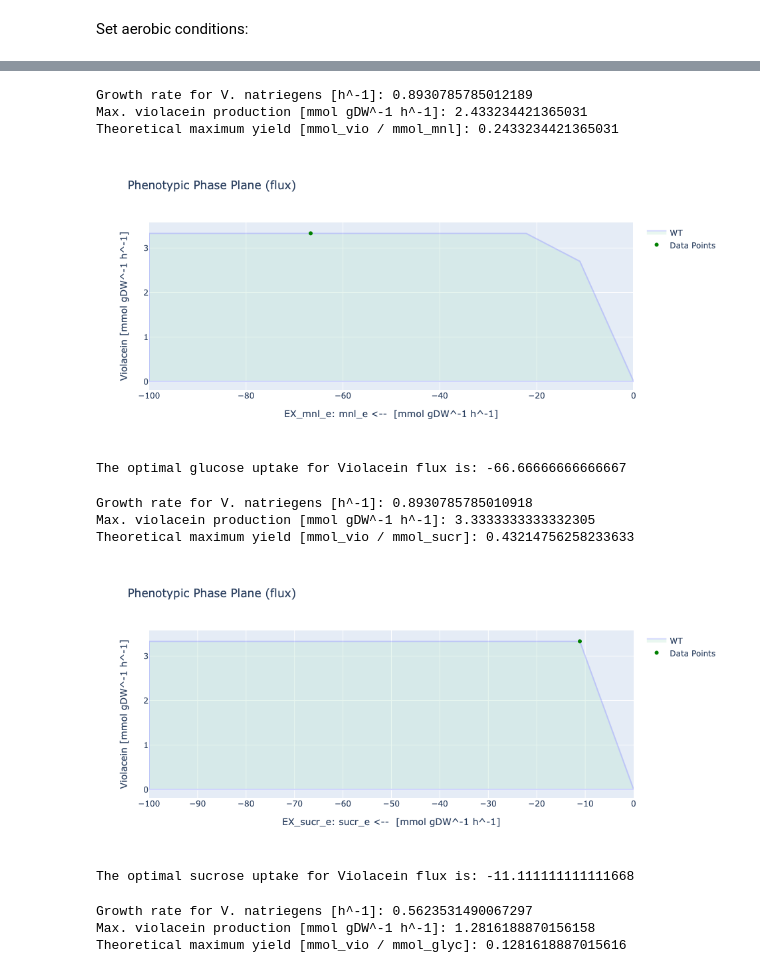
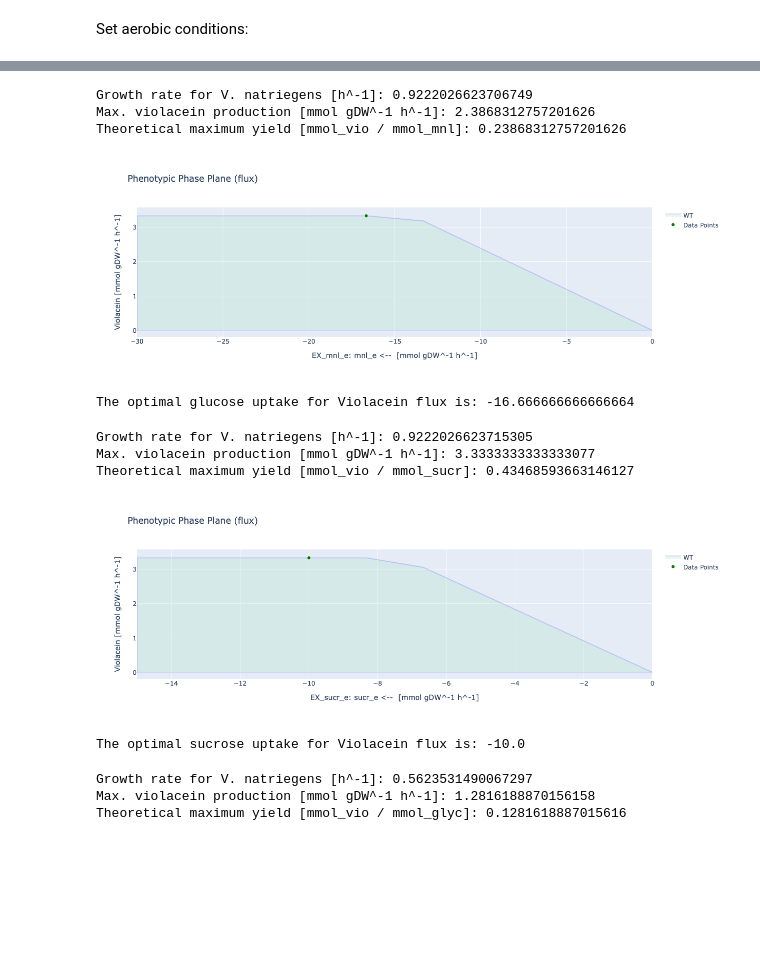
Before and after one commit to 27410/group-assignment-2021-group_1_vibrio_natriegens_2021, a Jupyter notebook: Substrates_study.ipynb, the cells around one changed output, grey strips where cells are left out. Cells and saved outputs as stored; diff of their text form; code cells hidden in the pictures; blank space fills up the shorter version.

```diff
--- a/Substrates_study.ipynb
+++ b/Substrates_study.ipynb
@@ -91,7 +93,7 @@ with model_LB_vio_fad:
     print('Max. violacein production [mmol gDW^-1 h^-1]:', violacein_production)
     print('Theoretical maximum yield [mmol_vio / mmol_sucr]:', violacein_sucr_yield)
 
-    model_LB_vio_fad.reactions.EX_sucr_e.bounds = -1500,0
+    model_LB_vio_fad.reactions.EX_sucr_e.bounds = -1000,0
     result = phenotypic_phase_plane(model_LB_vio_fad,
                                 variables=[model_LB_vio_fad.reactions.EX_sucr_e],
                                 objective=model_LB_vio_fad.reactions.Violacein,
@@ -123,7 +125,7 @@ with model_LB_vio_fad:
     print('Max. violacein production [mmol gDW^-1 h^-1]:', violacein_production)
     print('Theoretical maximum yield [mmol_vio / mmol_glyc]:', violacein_glyc_yield)
 
-    model_LB_vio_fad.reactions.EX_glyc_e.bounds = -1500,0
+    model_LB_vio_fad.reactions.EX_glyc_e.bounds = -1000,0
     result = phenotypic_phase_plane(model_LB_vio_fad,
                                 variables=[model_LB_vio_fad.reactions.EX_glyc_e],
                                 objective=model_LB_vio_fad.reactions.Violacein,
@@ -306,35 +308,35 @@ The optimal glucose uptake for Violacein flux is: -16.666666666666742
 # %%
 # With D-mannitol as substrate
 medium = model_M9_vio_fad.medium
 with model_M9_vio_fad:
     medium['EX_glc__D_e'] = 0
     medium['EX_mnl_e'] = 10
     model_M9_vio_fad.medium = medium
     model_M9_vio_fad.objective = model_M9_vio_fad.reactions.Growth
     growth_rate = model_M9_vio_fad.optimize().objective_value
     model_M9_vio_fad.objective = model_M9_vio_fad.reactions.Violacein
     violacein_production = model_M9_vio_fad.optimize().objective_value
     violacein_mnl_yield = violacein_production / (-1*model_M9_vio_fad.reactions.EX_mnl_e.flux)
 
     print('Growth rate for V. natriegens [h^-1]:', growth_rate)
     print('Max. violacein production [mmol gDW^-1 h^-1]:', violacein_production)
     print('Theoretical maximum yield [mmol_vio / mmol_mnl]:', violacein_mnl_yield)
 
-    model_M9_vio_fad.reactions.EX_mnl_e.bounds = -100,0
+    model_M9_vio_fad.reactions.EX_mnl_e.bounds = -30,0
     result = phenotypic_phase_plane(model_M9_vio_fad,
                                 variables=[model_M9_vio_fad.reactions.EX_mnl_e],
                                 objective=model_M9_vio_fad.reactions.Violacein,
                                 points=10)
     x = result.data_frame.EX_mnl_e[result.data_frame.objective_upper_bound.idxmax()]
     y = result.data_frame.objective_upper_bound[result.data_frame.objective_upper_bound.idxmax()]
     result.plot(plotter, points=[(x,y)], points_colors=["green"])
     print("The optimal glucose uptake for Violacein flux is:", result.data_frame.EX_mnl_e[result.data_frame.objective_upper_bound.idxmax()])
 # %% [output]
-Growth rate for V. natriegens [h^-1]: 0.8930785785012189
-Max. violacein production [mmol gDW^-1 h^-1]: 2.433234421365031
-Theoretical maximum yield [mmol_vio / mmol_mnl]: 0.2433234421365031
+Growth rate for V. natriegens [h^-1]: 0.9222026623706749
+Max. violacein production [mmol gDW^-1 h^-1]: 2.3868312757201626
+Theoretical maximum yield [mmol_vio / mmol_mnl]: 0.23868312757201626
-[figure, old version]
+[figure, new version]
-The optimal glucose uptake for Violacein flux is: -66.66666666666667
+The optimal glucose uptake for Violacein flux is: -16.666666666666664
 # %%
 # With sucrose as substrate
 medium = model_M9_vio_fad.medium
@@ -352,7 +354,7 @@ with model_M9_vio_fad:
     print('Max. violacein production [mmol gDW^-1 h^-1]:', violacein_production)
     print('Theoretical maximum yield [mmol_vio / mmol_sucr]:', violacein_sucr_yield)
 
-    model_M9_vio_fad.reactions.EX_sucr_e.bounds = -100,0
+    model_M9_vio_fad.reactions.EX_sucr_e.bounds = -15,0
     result = phenotypic_phase_plane(model_M9_vio_fad,
                                 variables=[model_M9_vio_fad.reactions.EX_sucr_e],
                                 objective=model_M9_vio_fad.reactions.Violacein,
@@ -362,11 +364,11 @@ with model_M9_vio_fad:
     result.plot(plotter, points=[(x,y)], points_colors=["green"])
     print("The optimal sucrose uptake for Violacein flux is:", result.data_frame.EX_sucr_e[result.data_frame.objective_upper_bound.idxmax()])
 # %% [output]
-Growth rate for V. natriegens [h^-1]: 0.8930785785010918
-Max. violacein production [mmol gDW^-1 h^-1]: 3.3333333333332305
-Theoretical maximum yield [mmol_vio / mmol_sucr]: 0.43214756258233633
+Growth rate for V. natriegens [h^-1]: 0.9222026623715305
+Max. violacein production [mmol gDW^-1 h^-1]: 3.3333333333333077
+Theoretical maximum yield [mmol_vio / mmol_sucr]: 0.43468593663146127
-[figure, old version]
+[figure, new version]
-The optimal sucrose uptake for Violacein flux is: -11.111111111111668
+The optimal sucrose uptake for Violacein flux is: -10.0
 # %%
 # With glycerol as substrate
 medium = model_M9_vio_fad.medium
```
Also changed, not shown: parts of 7 cells of this notebook, 4 other files.
